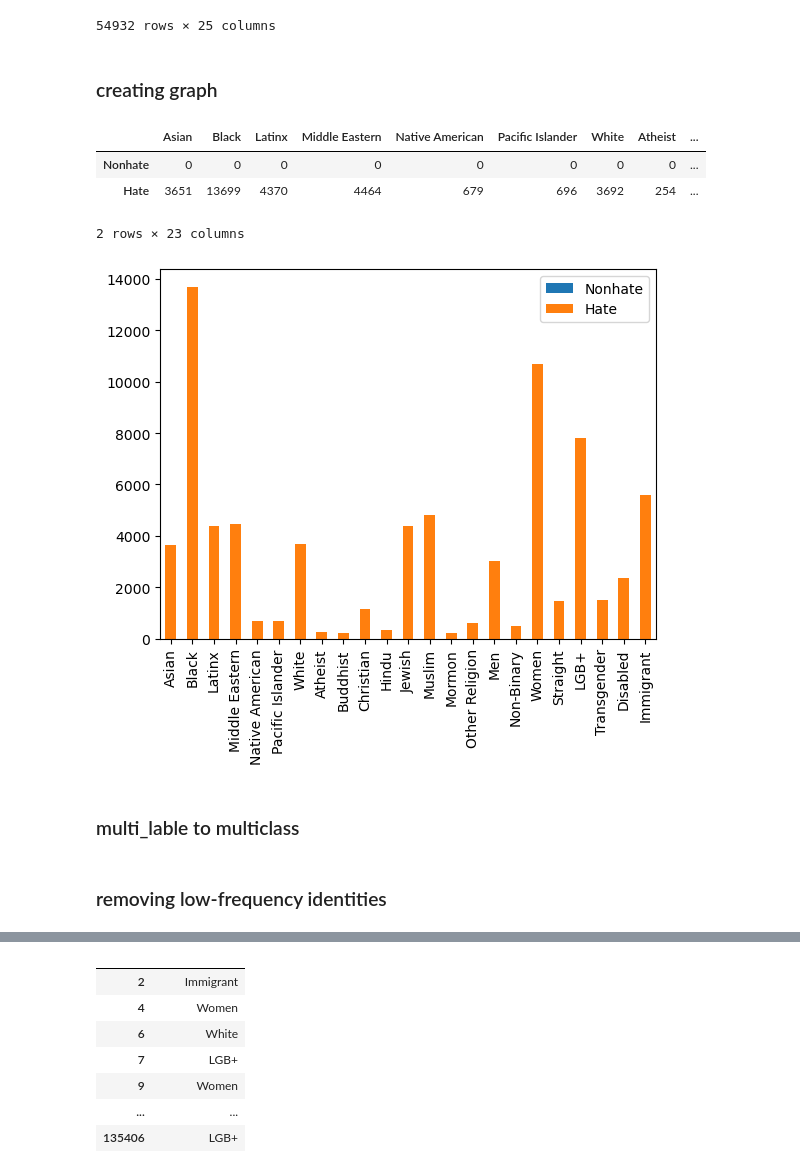
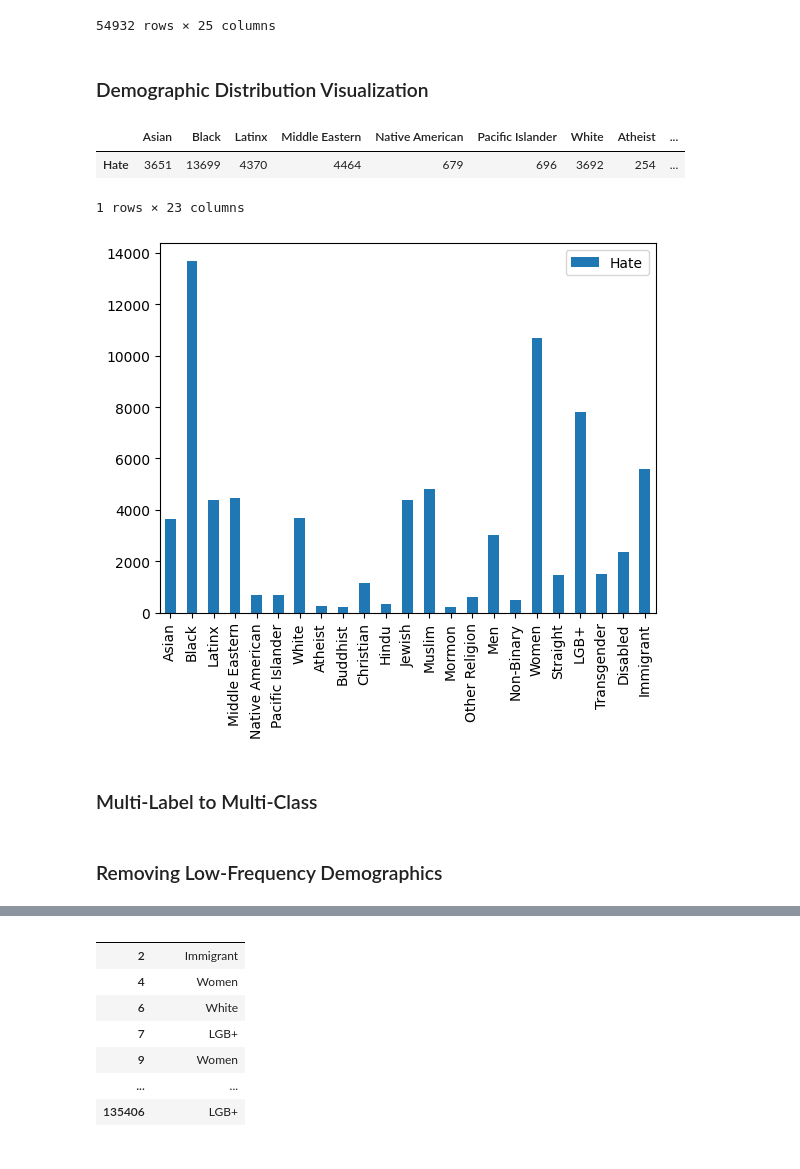
Before and after one commit to brandonmoretti/GlobalHatespeechClassifier, a Jupyter notebook: final_multiclass.ipynb, the cells around one changed output, grey strips where cells are left out. Saved outputs shown, nothing was run; the diff lists cells and outputs as text; code cells hidden in the pictures.

```diff
--- a/final_multiclass.ipynb
+++ b/final_multiclass.ipynb
@@ -153,35 +141,33 @@ See the caveats in the documentation: https://pandas.pydata.org/pandas-docs/stab
 | 135548 | 1 | #DSSUpliftsTheThirdGender #Emanci... | False | False | False | True | False | False | ... |
 | 135555 | 1 | لا تتشمت الرجال مسكين يعاني كس ام... | False | False | False | False | False | False | ... |
 54932 rows × 25 columns
-# %% [markdown]
-### creating graph
+# %% [markdown]
+### Demographic Distribution Visualization
 # %%
 columns_to_sum = ['Asian', 'Black', 'Latinx', 'Middle Eastern', 'Native American', 'Pacific Islander', 'White', 'Atheist', 'Buddhist', 'Christian','Hindu', 'Jewish', 'Muslim', 'Mormon', 'Other Religion', 'Men', 'Non-Binary', 'Women', 'Straight', 'LGB+','Transgender', 'Disabled', 'Immigrant']
 
 
 
 
 
 
 hate_counts = berkeley_compressed[columns_to_sum].where(berkeley_compressed['hatespeech'] == 1).sum().to_frame().T
-nonhate_counts = berkeley_compressed[columns_to_sum].where(berkeley_compressed['hatespeech'] == 0).sum().to_frame().T
-
-target_counts = pd.concat([nonhate_counts, hate_counts], ignore_index=True)
-target_counts.index = ['Nonhate', 'Hate']
 
 
-target_counts.T.plot.bar(stacked=True)
-target_counts.head()
+hate_counts.index = ['Hate']
+
+
+hate_counts.T.plot.bar(stacked=True)
+hate_counts.head()
 # %% [output]
 |  | Asian | Black | Latinx | Middle Eastern | Native American | Pacific Islander | White | Atheist | ... |
-| Nonhate | 0 | 0 | 0 | 0 | 0 | 0 | 0 | 0 | ... |
 | Hate | 3651 | 13699 | 4370 | 4464 | 679 | 696 | 3692 | 254 | ... |
-2 rows × 23 columns
+1 rows × 23 columns
-[figure, old version]
+[figure, new version]
-# %% [markdown]
-### multi_lable to multiclass
-# %% [markdown]
-### removing low-frequency identities
+# %% [markdown]
+### Multi-Label to Multi-Class
+# %% [markdown]
+### Removing Low-Frequency Demographics
 # %%
 #removing native american, pacific islander, athiest, buddhist,  hindu, mormon, other religions, non-binary
 high_frequency_targets = berkeley_compressed.drop(['Native American', 'Pacific Islander', 'Atheist', 'Buddhist',
```
Also changed, not shown: parts of 61 cells of this notebook.
